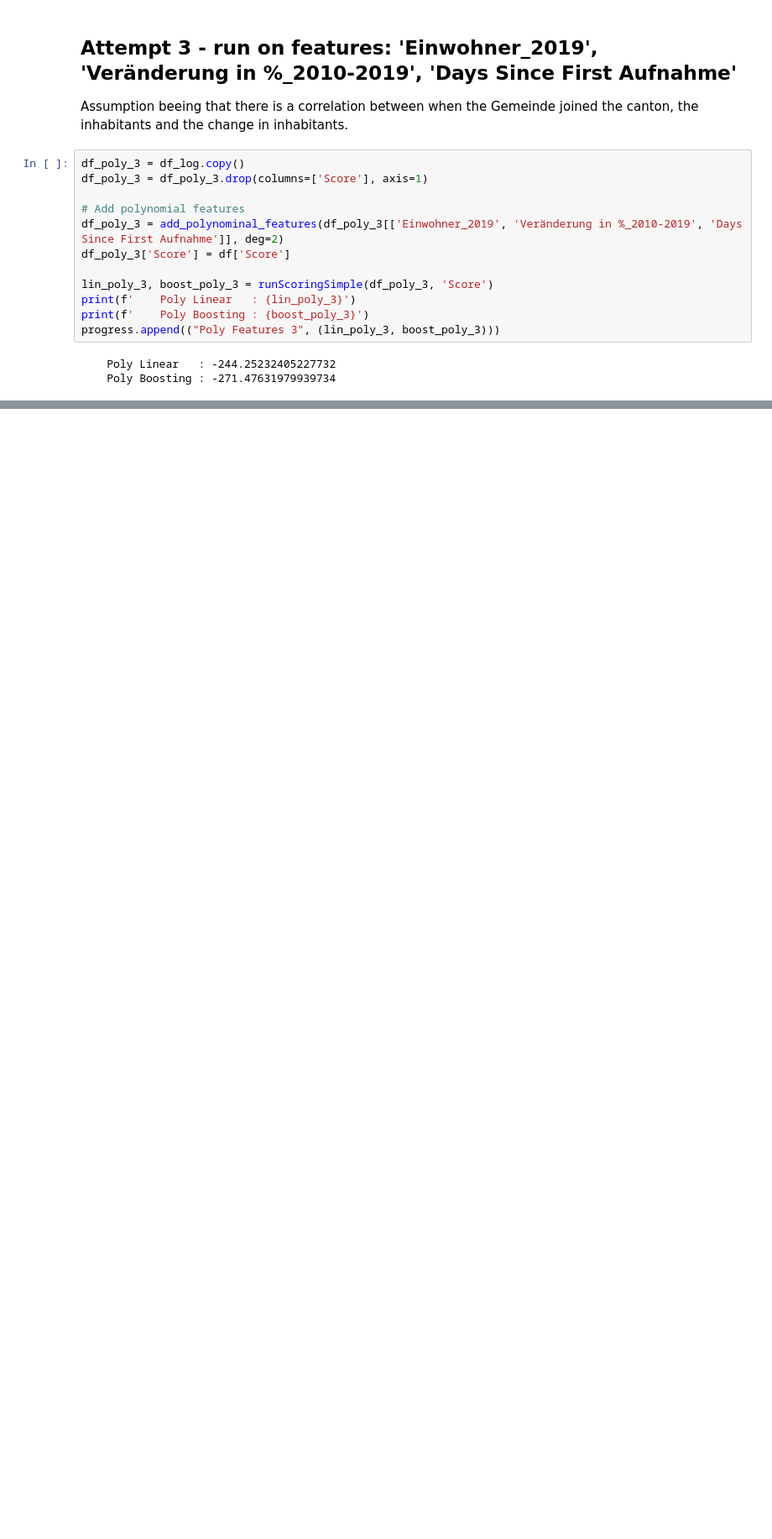
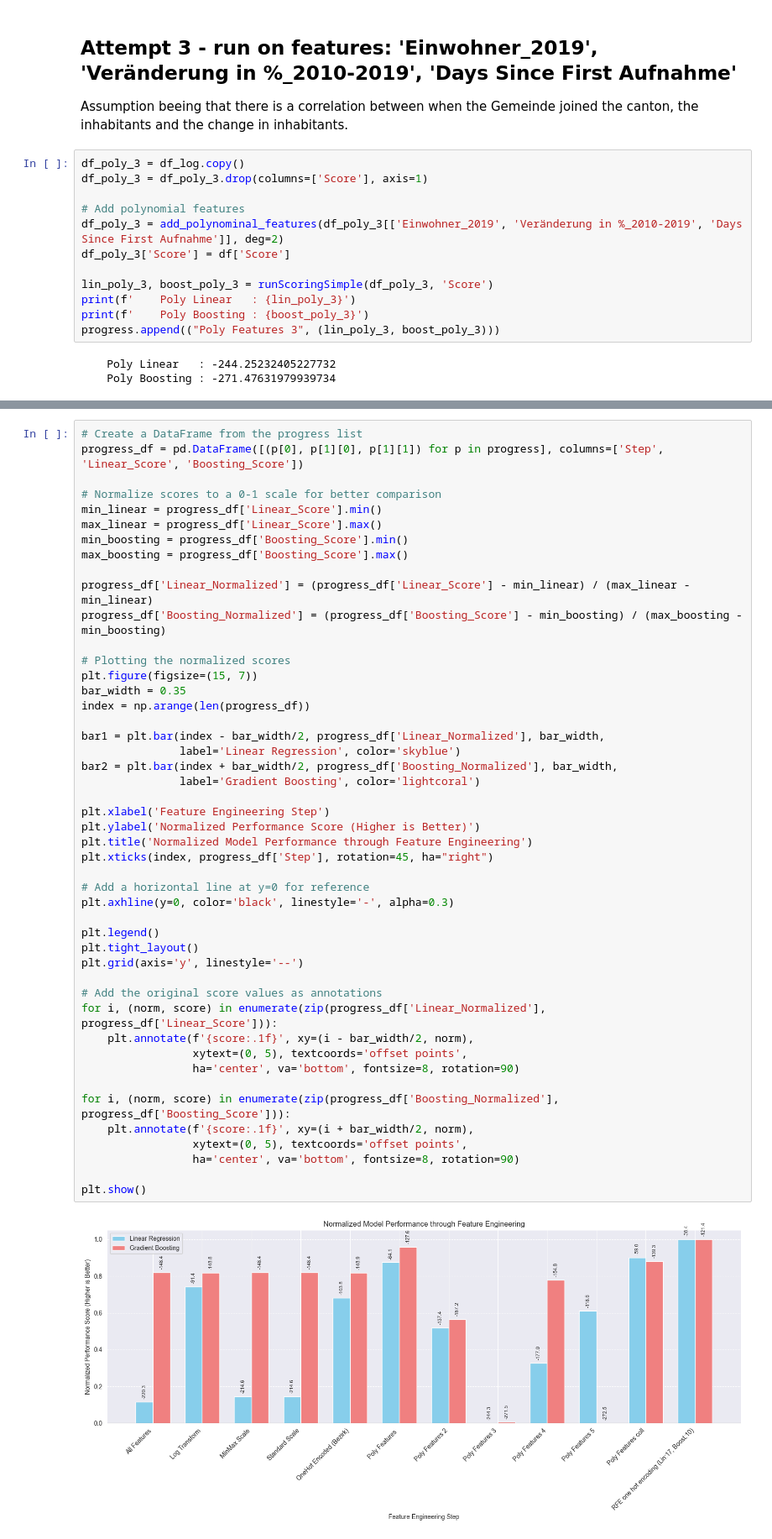
Before and after one commit to benajakuhn/dawrAssignment2, a Jupyter notebook: assignment2.ipynb, the cells around one changed output, grey strips where cells are left out. Shown at 84% size. Drawn from its saved outputs; the diff is of its cells as text; blank space fills up the shorter version.

```diff
--- a/assignment2.ipynb
+++ b/assignment2.ipynb
@@ -723,0 +825,49 @@ df
+# %%
+# Create a DataFrame from the progress list
+progress_df = pd.DataFrame([(p[0], p[1][0], p[1][1]) for p in progress], columns=['Step', 'Linear_Score', 'Boosting_Score'])
+
+# Normalize scores to a 0-1 scale for better comparison
+min_linear = progress_df['Linear_Score'].min()
+max_linear = progress_df['Linear_Score'].max()
+min_boosting = progress_df['Boosting_Score'].min()
+max_boosting = progress_df['Boosting_Score'].max()
+
+progress_df['Linear_Normalized'] = (progress_df['Linear_Score'] - min_linear) / (max_linear - min_linear)
+progress_df['Boosting_Normalized'] = (progress_df['Boosting_Score'] - min_boosting) / (max_boosting - min_boosting)
+
+# Plotting the normalized scores
+plt.figure(figsize=(15, 7))
+bar_width = 0.35
+index = np.arange(len(progress_df))
+
+bar1 = plt.bar(index - bar_width/2, progress_df['Linear_Normalized'], bar_width,
+               label='Linear Regression', color='skyblue')
+bar2 = plt.bar(index + bar_width/2, progress_df['Boosting_Normalized'], bar_width,
+               label='Gradient Boosting', color='lightcoral')
+
+plt.xlabel('Feature Engineering Step')
+plt.ylabel('Normalized Performance Score (Higher is Better)')
+plt.title('Normalized Model Performance through Feature Engineering')
+plt.xticks(index, progress_df['Step'], rotation=45, ha="right")
+
+# Add a horizontal line at y=0 for reference
+plt.axhline(y=0, color='black', linestyle='-', alpha=0.3)
+
+plt.legend()
+plt.tight_layout()
+plt.grid(axis='y', linestyle='--')
+
+# Add the original score values as annotations
+for i, (norm, score) in enumerate(zip(progress_df['Linear_Normalized'], progress_df['Linear_Score'])):
+    plt.annotate(f'{score:.1f}', xy=(i - bar_width/2, norm),
+                 xytext=(0, 5), textcoords='offset points',
+                 ha='center', va='bottom', fontsize=8, rotation=90)
+
+for i, (norm, score) in enumerate(zip(progress_df['Boosting_Normalized'], progress_df['Boosting_Score'])):
+    plt.annotate(f'{score:.1f}', xy=(i + bar_width/2, norm),
+                 xytext=(0, 5), textcoords='offset points',
+                 ha='center', va='bottom', fontsize=8, rotation=90)
+
+plt.show()
+# %% [output]
+[figure, added]
```
Also changed, not shown: parts of 21 cells of this notebook.
